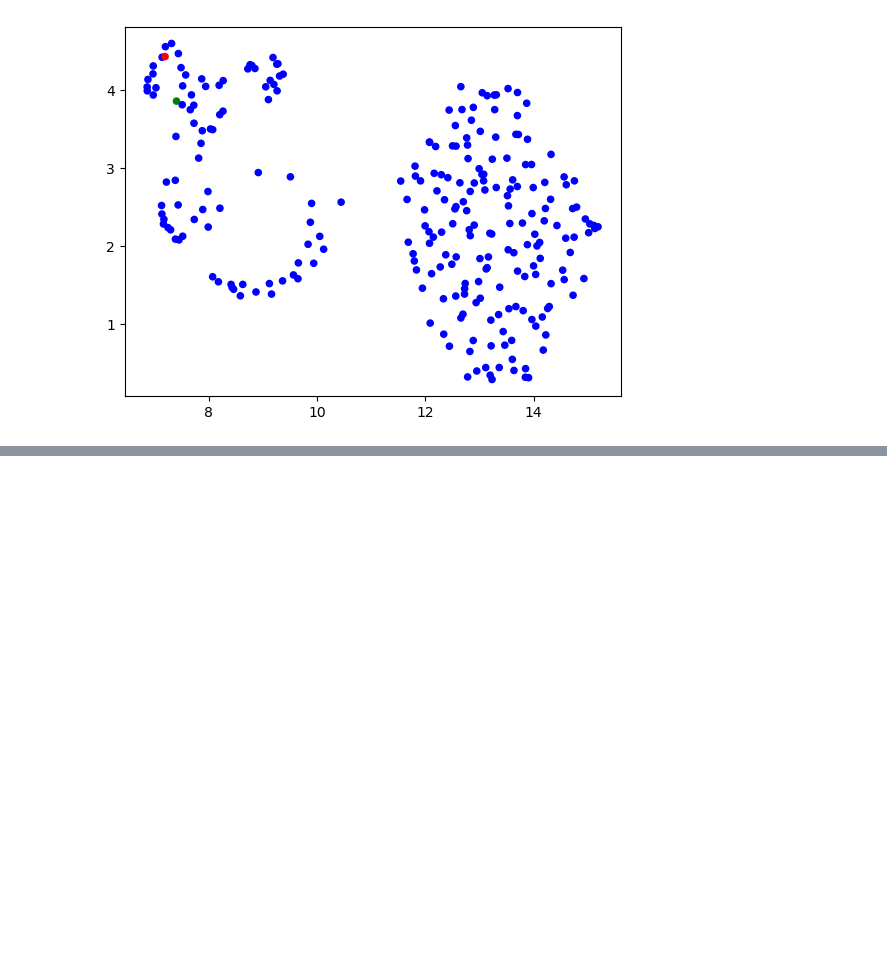
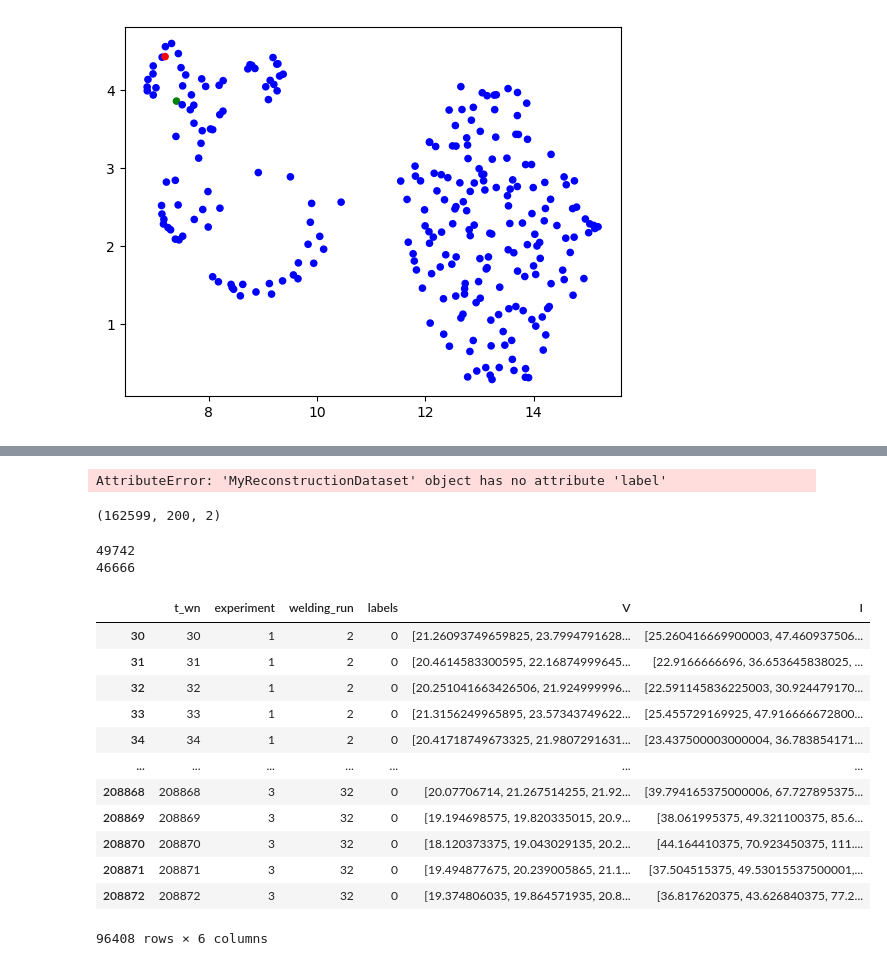
Before and after one commit to derantonin/VQ-VAE-Transformer-Arc-Welding, a Jupyter notebook: Experiments_ALTERING.ipynb, the cells around one changed output, grey strips where cells are left out. Saved outputs shown, nothing was run; the diff lists cells and outputs as text; code cells hidden in the pictures; blank space fills up the shorter version.

Commit message:
Saliency Experiments

```diff
--- a/Experiments_ALTERING.ipynb
+++ b/Experiments_ALTERING.ipynb
@@ -451,0 +532,18 @@ tensor([True, True, True, True, True, True, True, True, True, True, True, True,
+# %%
+input = torch.zeros(1, 32, 26)
+input[0][:][0] = torch.ones(26)
+print(input[0][:][0].shape)
+a = m(input)
+# print(a[0][:][0])
+b = m2(a)
+print(b.shape)
+c = m3(b)
+print(c.shape)
+d = m4(c)
+print(d.shape)
+e = m5(d)
+print(e.shape)
+f = m6(e)
+print(f.shape)
+g = m7(f)
+# print(g[0])
@@ -603,0 +738,19 @@ There are  90  unique codebook embeddings used to represent the data
+# %%
+from dataloader.asimow_dataloader import DataSplitId, ASIMoWDataModule
+
+data_dict = get_val_test_ids()
+input_dim = 2
+
+
+# load data
+dataset_dict = get_val_test_ids()
+val_ids = dataset_dict["val_ids"]
+test_ids = dataset_dict["test_ids"]
+val_ids = dataset_dict['val_ids']
+test_ids = dataset_dict['test_ids']
+
+
+val_ids = [DataSplitId(experiment=e, welding_run=w) for e, w in val_ids]
+test_ids = [DataSplitId(experiment=e, welding_run=w) for e, w in test_ids]
+data_module = ASIMoWDataModule(task="reconstruction", batch_size=128, n_cycles=1, val_data_ids=val_ids, test_data_ids=test_ids)
+current_model = get_files_and_models(vqvae_v1_files)
@@ -603,0 +802,6 @@ There are  90  unique codebook embeddings used to represent the data
+# %%
+data_module.train_dataloader().dataset
+# %% [output]
+AttributeError: 'MyReconstructionDataset' object has no attribute 'label'
+# %%
+abc = data_module.asimow_dataloader.preprocessing(load_raw_data("data"))
@@ -603,0 +810,26 @@ There are  90  unique codebook embeddings used to represent the data
+# %%
+train_data.shape
+# %% [output]
+(162599, 200, 2)
+# %%
+print(len(abc[abc.labels==0]))
+print(len(abc[abc.labels==1]))
+# %% [output]
+49742
+46666
+# %%
+abc[abc.labels != -1]
+# %% [output]
+|  | t_wn | experiment | welding_run | labels | V | I |
+| 30 | 30 | 1 | 2 | 0 | [21.26093749659825, 23.7994791628... | [25.260416669900003, 47.460937506... |
+| 31 | 31 | 1 | 2 | 0 | [20.4614583300595, 22.16874999645... | [22.9166666696, 36.653645838025, ... |
+| 32 | 32 | 1 | 2 | 0 | [20.251041663426506, 21.924999996... | [22.591145836225003, 30.924479170... |
+| 33 | 33 | 1 | 2 | 0 | [21.3156249965895, 23.57343749622... | [25.455729169925, 47.916666672800... |
+| 34 | 34 | 1 | 2 | 0 | [20.41718749673325, 21.9807291631... | [23.437500003000004, 36.783854171... |
+| ... | ... | ... | ... | ... | ... | ... |
+| 208868 | 208868 | 3 | 32 | 0 | [20.07706714, 21.267514255, 21.92... | [39.794165375000006, 67.727895375... |
+| 208869 | 208869 | 3 | 32 | 0 | [19.194698575, 19.820335015, 20.9... | [38.061995375, 49.321100375, 85.6... |
+| 208870 | 208870 | 3 | 32 | 0 | [18.120373375, 19.043029135, 20.2... | [44.164410375, 70.923450375, 111.... |
+| 208871 | 208871 | 3 | 32 | 0 | [19.494877675, 20.239005865, 21.1... | [37.504515375, 49.53015537500001,... |
+| 208872 | 208872 | 3 | 32 | 0 | [19.374806035, 19.864571935, 20.8... | [36.817620375, 43.626840375, 77.2... |
+96408 rows × 6 columns
```
Also changed, not shown: parts of 25 cells of this notebook, 3 other files.
